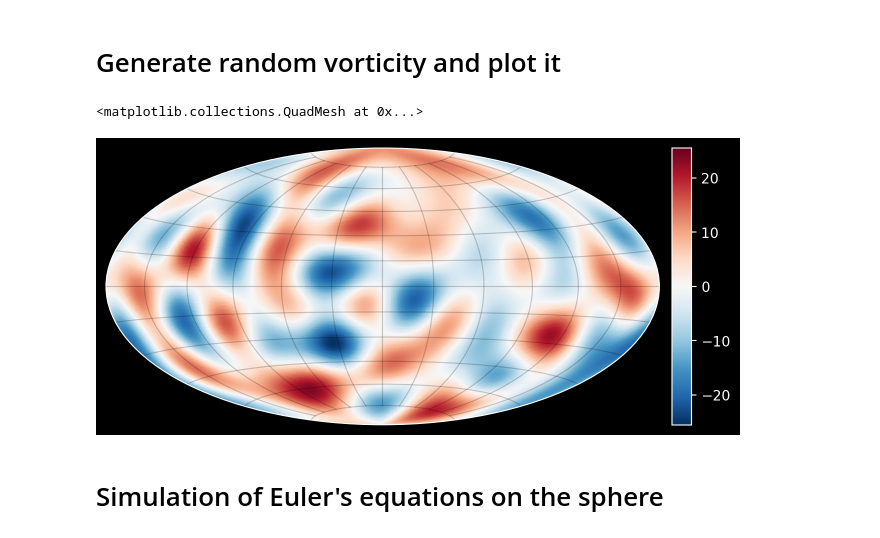
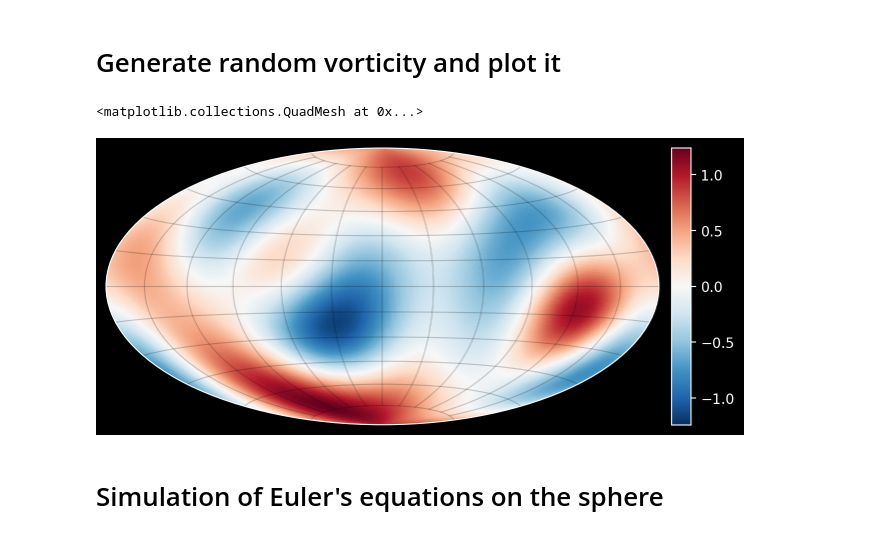
Before and after one commit to klasmodin/quflow, a Jupyter notebook: notebooks/basic-example.ipynb, the cells around one changed output. Saved outputs shown, nothing was run; the diff lists cells and outputs as text; code cells hidden in the pictures.

```diff
--- a/notebooks/basic-example.ipynb
+++ b/notebooks/basic-example.ipynb
@@ -9,15 +9,15 @@ import quflow as qf
 # %% [markdown]
 # Generate random vorticity and plot it
 # %%
-lmax = 10  # How many spherical harmonics (SH) coefficients to include
+lmax = 5  # How many spherical harmonics (SH) coefficients to include
 np.random.seed(42)  # For reproducability
-omega0 = np.random.randn(lmax**2)  # Array with SH coefficients
+omega0 = 0.1*np.random.randn(lmax**2)  # Array with SH coefficients
 omega0[0] = 0.0  # Set vanishing total circulation
-omega0[1:4] = 0.0  # Set vanishing total angular momentum
-qf.plot2(omega0, projection="hammer", N=256, colorbar=True)  # Plot command
+# omega0[1:4] = 0.0  # Set vanishing total angular momentum
+qf.plot2(omega0, N=256, colorbar=True)  # Plot command
 # %% [output]
 <matplotlib.collections.QuadMesh at 0x...>
-[figure, old version]
+[figure, new version]
 # %% [markdown]
 # Simulation of Euler's equations on the sphere
 # %% [markdown]
```
Also changed, not shown: parts of 27 cells of this notebook, 8 other files.
